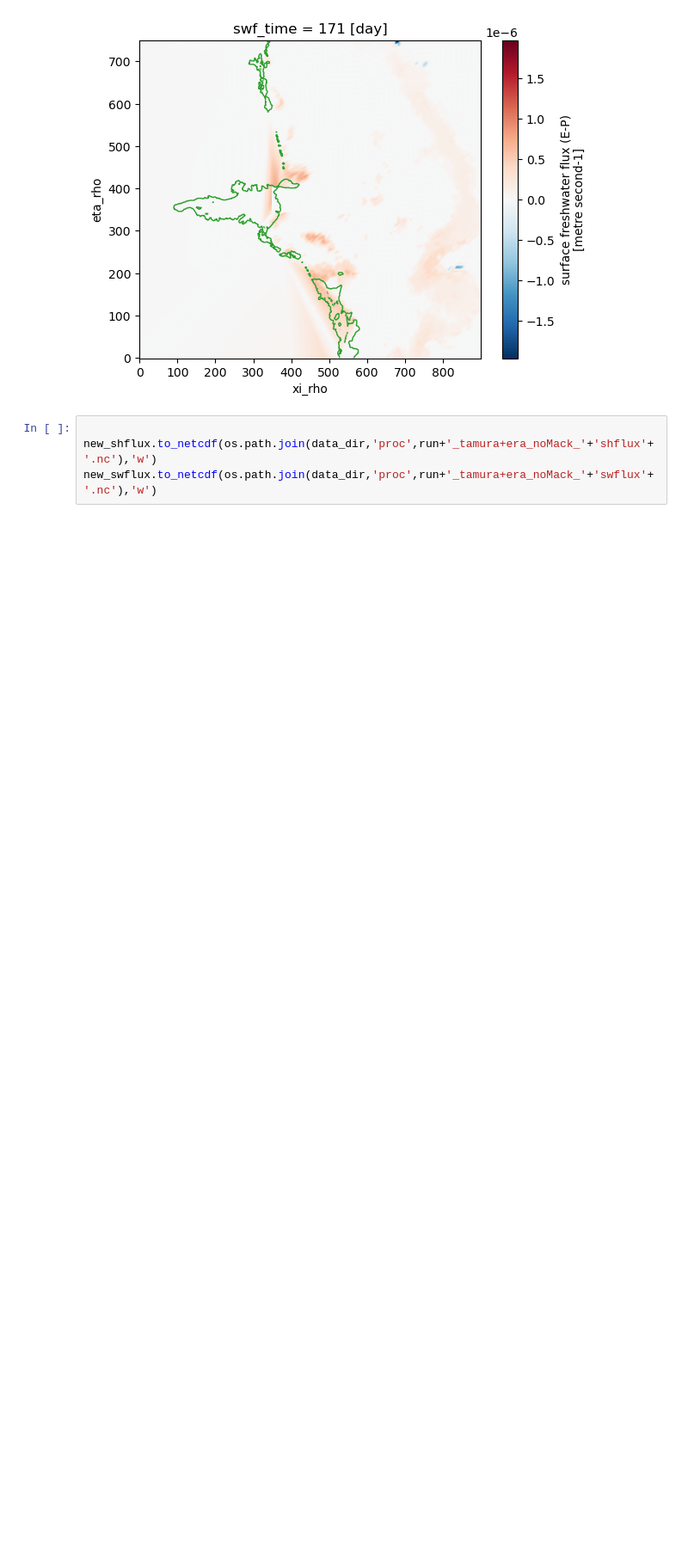
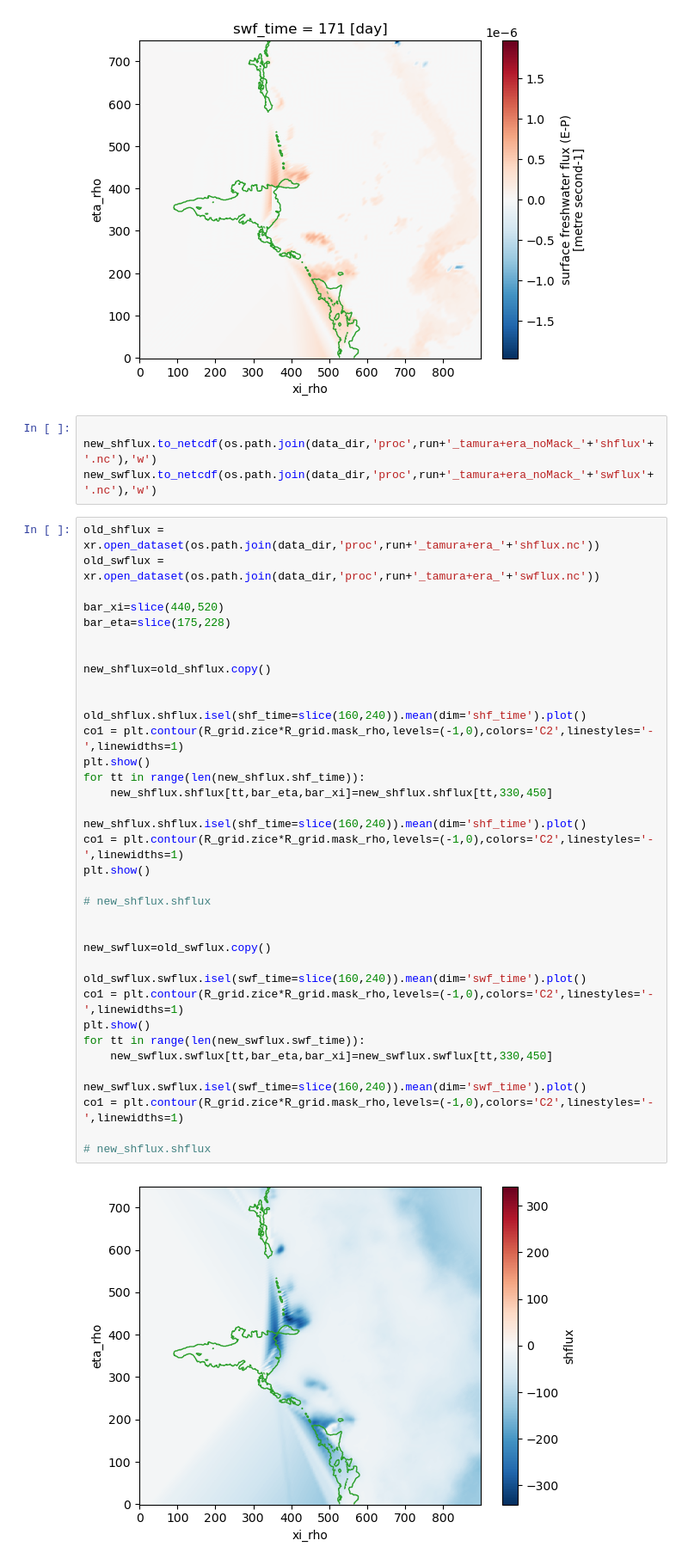
Before and after one commit to dgwyther/amery-hires, a Jupyter notebook: notebooks/make_sbc-amery_tamuraera_noMackenzie.ipynb, the cells around one changed output. Shown at 86% size. Drawn from its saved outputs; the diff is of its cells as text; blank space fills up the shorter version.

```diff
--- a/notebooks/make_sbc-amery_tamuraera_noMackenzie.ipynb
+++ b/notebooks/make_sbc-amery_tamuraera_noMackenzie.ipynb
@@ -486,3 +484,41 @@ co1 = plt.contour(R_grid.zice*R_grid.mask_rho,levels=(-1,0),colors='C2',linestyl
 
 new_shflux.to_netcdf(os.path.join(data_dir,'proc',run+'_tamura+era_noMack_'+'shflux'+'.nc'),'w')
 new_swflux.to_netcdf(os.path.join(data_dir,'proc',run+'_tamura+era_noMack_'+'swflux'+'.nc'),'w')
+# %%
+old_shflux = xr.open_dataset(os.path.join(data_dir,'proc',run+'_tamura+era_'+'shflux.nc'))
+old_swflux = xr.open_dataset(os.path.join(data_dir,'proc',run+'_tamura+era_'+'swflux.nc'))
+
+bar_xi=slice(440,520)
+bar_eta=slice(175,228)
+
+
+new_shflux=old_shflux.copy()
+
+
+old_shflux.shflux.isel(shf_time=slice(160,240)).mean(dim='shf_time').plot()
+co1 = plt.contour(R_grid.zice*R_grid.mask_rho,levels=(-1,0),colors='C2',linestyles='-',linewidths=1)
+plt.show()
+for tt in range(len(new_shflux.shf_time)):
+    new_shflux.shflux[tt,bar_eta,bar_xi]=new_shflux.shflux[tt,330,450]
+
+new_shflux.shflux.isel(shf_time=slice(160,240)).mean(dim='shf_time').plot()
+co1 = plt.contour(R_grid.zice*R_grid.mask_rho,levels=(-1,0),colors='C2',linestyles='-',linewidths=1)
+plt.show()
+
+# new_shflux.shflux
+
+
+new_swflux=old_swflux.copy()
+
+old_swflux.swflux.isel(swf_time=slice(160,240)).mean(dim='swf_time').plot()
+co1 = plt.contour(R_grid.zice*R_grid.mask_rho,levels=(-1,0),colors='C2',linestyles='-',linewidths=1)
+plt.show()
+for tt in range(len(new_swflux.swf_time)):
+    new_swflux.swflux[tt,bar_eta,bar_xi]=new_swflux.swflux[tt,330,450]
+
+new_swflux.swflux.isel(swf_time=slice(160,240)).mean(dim='swf_time').plot()
+co1 = plt.contour(R_grid.zice*R_grid.mask_rho,levels=(-1,0),colors='C2',linestyles='-',linewidths=1)
+
+# new_shflux.shflux
+# %% [output]
+[figure, added]
```
Also changed, not shown: parts of 4 cells of this notebook, 1 other file.
